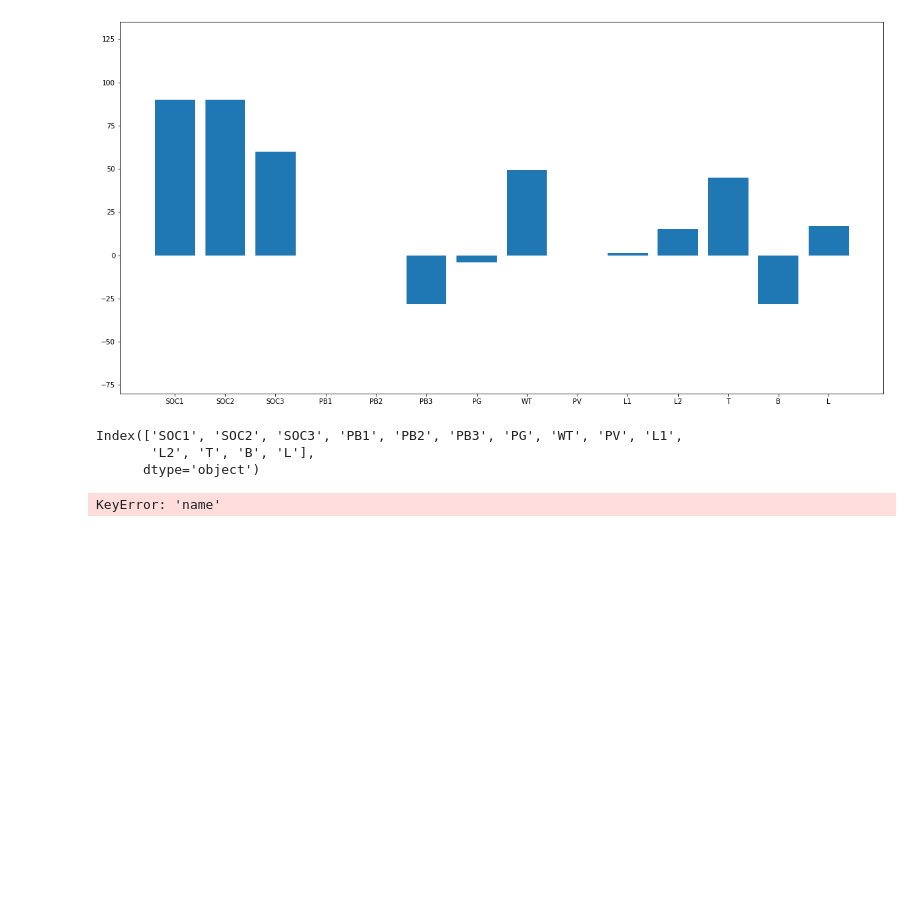
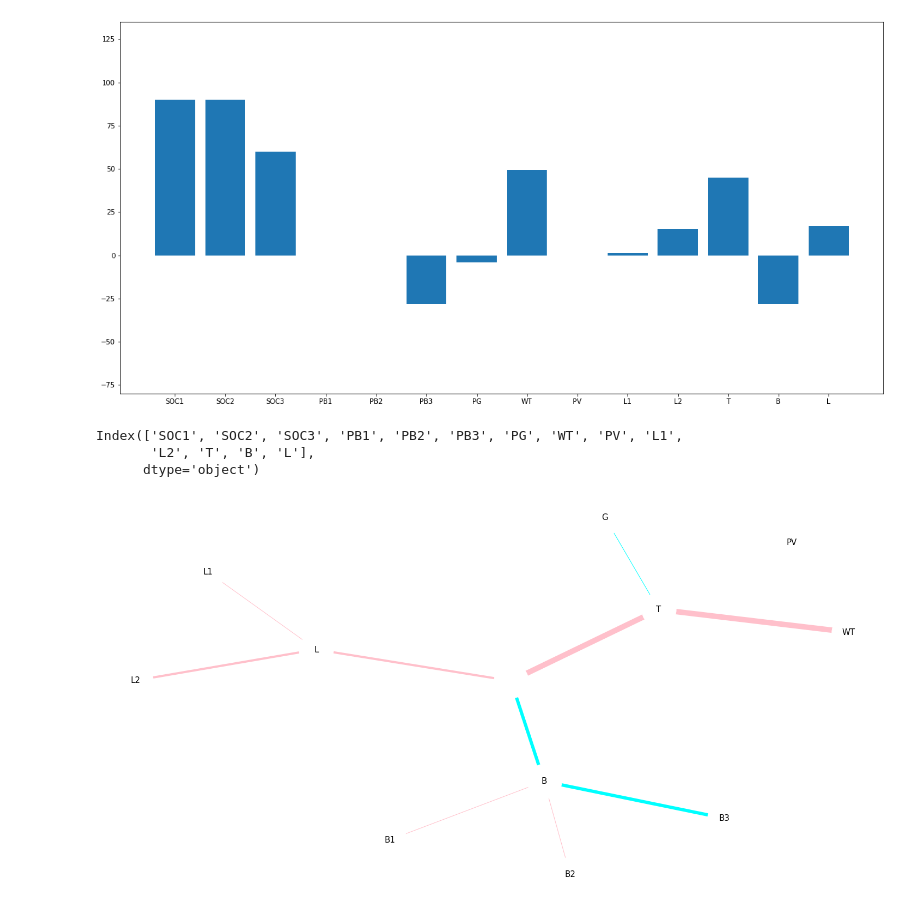
Before and after one commit to theodorhusefest/microgrid-mpc, a Jupyter notebook: src/vis_test.ipynb, the cells around one changed output. Drawn from its saved outputs; the diff is of its cells as text; code cells hidden in the pictures; blank space fills up the shorter version.

```diff
--- a/src/vis_test.ipynb
+++ b/src/vis_test.ipynb
@@ -34,7 +35,7 @@ import networkx as nx
 # %%
 
 class GraphViz():
-    def __init__(self, figsize = (20, 10)):
+    def __init__(self, figsize = (10, 5)):
 
         self.figsize = figsize
         self.font_size = sum(figsize)
@@ -42,7 +43,7 @@ class GraphViz():
         self.nodes = ["WT", "PV", "G", "T", "B", "L", "L1", "L2", "B1", "B2", "B3", " "]
         self.batteries = [("B1", "B", {"name": "PB1"}), ("B2", "B", {"name": "PB2"}), ("B3", "B", {"name": "PB3"})]
         self.topology = [("T", " ",{"name": "T"}), ("B", " ",{"name": "B"}), ("L", " ", {"name": "L"})]
-        self.res = [ ("WT", "T",{"name": "WT"}), ("PV", "T",{"name": "PV"})]
+        self.res = [("WT", "T",{"name": "WT"}), ("PV", "T",{"name": "PV"}),  ("G", "T",{"name": "PG"})]
         self.loads = [("L1", "L", {"name": "L1"}), ("L2", "L", {"name": "L2"})]
 
         self.G = nx.Graph()
@@ -55,7 +56,7 @@ class GraphViz():
         self.edges = self.G.edges()
 
 
-        self.pos = nx.kamada_kawai_layout(G)
+        self.pos = nx.kamada_kawai_layout(self.G)
 
         self.edge_colors = ["k"]*n_edges
         self.weights = [2]*n_edges
@@ -67,32 +68,37 @@ class GraphViz():
         self.weights = []
 
         edge_dict = nx.get_edge_attributes(self.G, "name")
+
         for edge, name in edge_dict.items():
             value = data[name]
-            if value >= 0:
-                self.edge_colors.append("pink")
-            else:
-                self.edge_colors.append("cyan")
-
-            self.weights.append(np.ceil(abs(value)/5))
-
-        colors = [G[u][v]['name'] for u,v in edges]
 
 
+            if value >= 0:
+                color = "pink"
+            else:
+                color = "cyan"
+
+            nx.set_edge_attributes(self.G, {edge:  {"color": color, "weight": np.ceil(abs(value)/5)}})
+
+        self.edge_colors = list(nx.get_edge_attributes(self.G, "color").values())
+        self.weights = list(nx.get_edge_attributes(self.G, "weight").values())
+
     def draw(self):
-        plt.figure(figsize = self.figsize)
-        nx.draw(G, pos, with_labels = True, edge_color= self.edge_colors, cmap="BrBG", width = self.weights, font_weight= True, font_size = self.font_size, node_size = 4000, node_color = "w")
+        nx.draw(self.G, self.pos, with_labels = True, edge_color= self.edge_colors, width = self.weights, font_size = self.font_size, node_size = 4000, node_color = "w")
 # %%
-g = GraphViz(figsize = (10, 5))
 
-for i in range(0,df.shape[0], 6):
+plt.figure(figsize=(20,10))
+
+g = GraphViz()
+
+for i in range(0,animate_df.shape[0]):
     clear_output(wait=True)
-    datapoint = df.loc[i][3:]
+    datapoint = animate_df.loc[i][3:]
     g.update_edges(datapoint)
+    plt.figure(figsize=(20,10))
     g.draw()
     plt.show()
-    print("Time: {}.00".format(int(i/6)))
-    print(datapoint)
-    time.sleep(10)
+    #print("Time: {}.00".format(int(i/6)))
+    time.sleep(0.2)
 # %% [output]
-KeyError: 'name'
+[figure, added]
```
Also changed, not shown: parts of 3 cells of this notebook, 1 other file.
